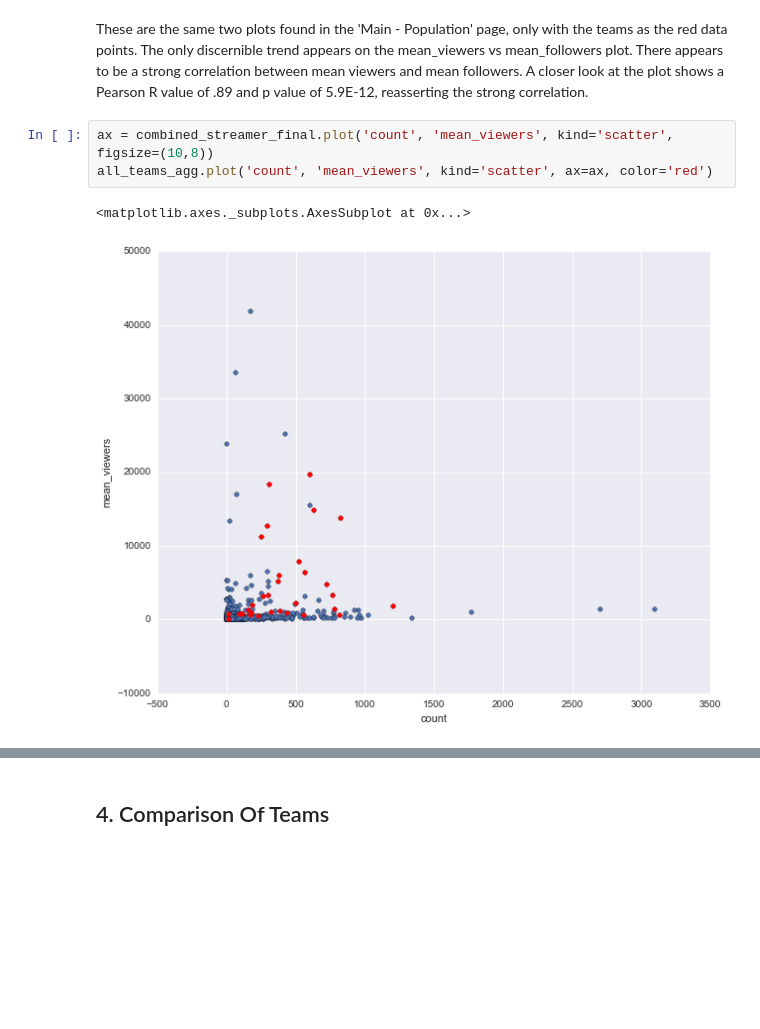
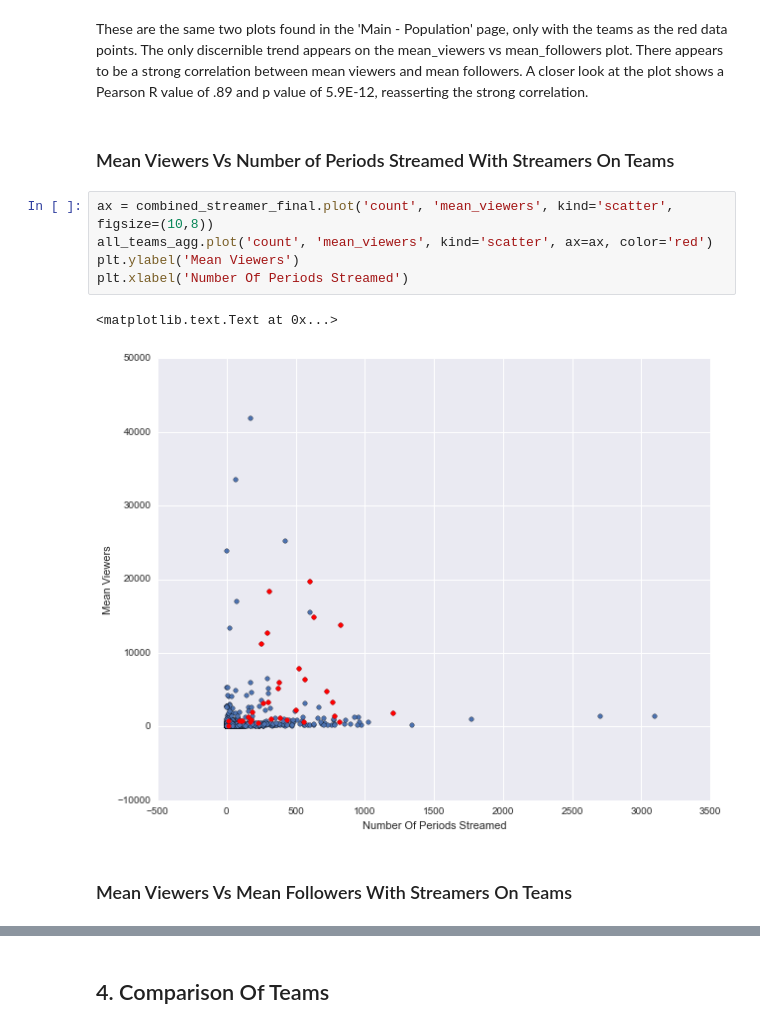
Before and after one commit to sslampa/twitch-repo, a Jupyter notebook: Teams/Main - Team.ipynb, the cells around one changed output, grey strips where cells are left out. Drawn from its saved outputs; the diff is of its cells as text; blank space fills up the shorter version.

```diff
--- a/Teams/Main - Team.ipynb
+++ b/Teams/Main - Team.ipynb
@@ -52,12 +52,18 @@ combined_streamer_final = create_list.agg_df(df, by=['name'])
 ## 3. Overview Of Teams Compared To Population
 # %% [markdown]
 These are the same two plots found in the 'Main - Population' page, only with the teams as the red data points. The only discernible trend appears on the mean_viewers vs mean_followers plot. There appears to be a strong correlation between mean viewers and mean followers. A closer look at the plot shows a Pearson R value of .89 and p value of 5.9E-12, reasserting the strong correlation.
+# %% [markdown]
+### Mean Viewers Vs Number of Periods Streamed With Streamers On Teams
 # %%
 ax = combined_streamer_final.plot('count', 'mean_viewers', kind='scatter', figsize=(10,8))
 all_teams_agg.plot('count', 'mean_viewers', kind='scatter', ax=ax, color='red')
+plt.ylabel('Mean Viewers')
+plt.xlabel('Number Of Periods Streamed')
 # %% [output]
-<matplotlib.axes._subplots.AxesSubplot at 0x...>
+<matplotlib.text.Text at 0x...>
-[figure, old version]
+[figure, new version]
+# %% [markdown]
+### Mean Viewers Vs Mean Followers With Streamers On Teams
 # %%
 ab =  combined_streamer_final.plot('mean_followers', 'mean_viewers', kind='scatter', figsize=(10,8))
 all_teams_agg.plot('mean_followers', 'mean_viewers', kind='scatter', ax=ab, color='red')
```
Also changed, not shown: parts of 8 cells of this notebook.
